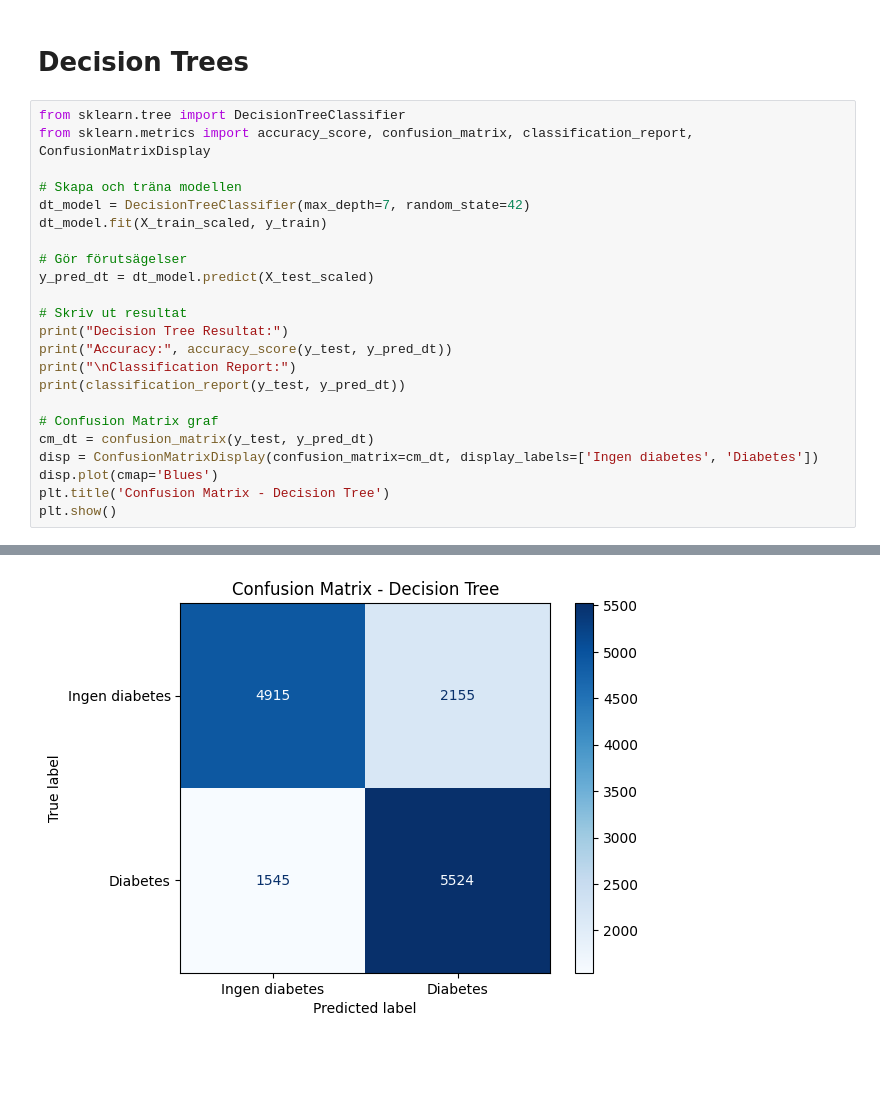
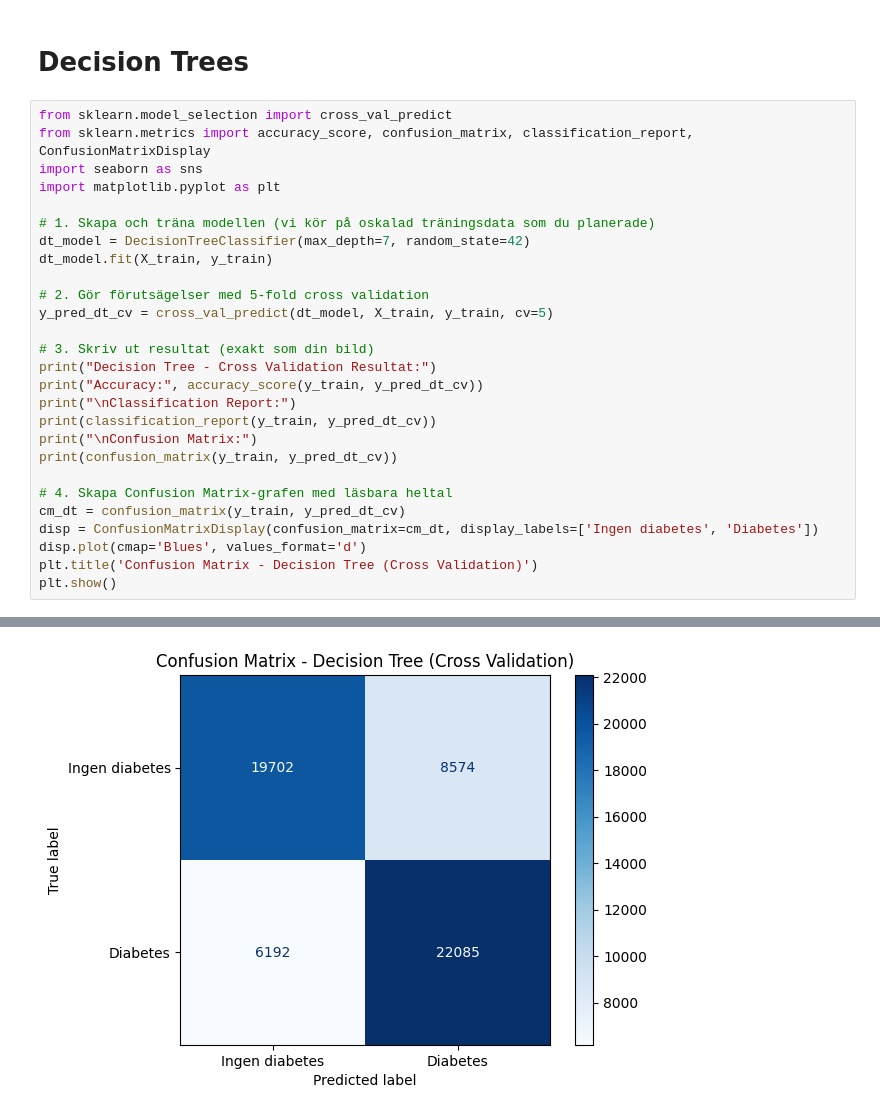
Before and after one commit to Zackkee/TAM400-Projekt, a Jupyter notebook: TAM400_Projekt_Zakaria_Leon.ipynb, the cells around one changed output, grey strips where cells are left out. Saved outputs shown, nothing was run; the diff lists cells and outputs as text; blank space fills up the shorter version.

```diff
--- a/TAM400_Projekt_Zakaria_Leon.ipynb
+++ b/TAM400_Projekt_Zakaria_Leon.ipynb
@@ -191,26 +194,30 @@ plt.show()
 # %% [markdown]
 # Decision Trees
 # %%
-from sklearn.tree import DecisionTreeClassifier
+from sklearn.model_selection import cross_val_predict
 from sklearn.metrics import accuracy_score, confusion_matrix, classification_report, ConfusionMatrixDisplay
+import seaborn as sns
+import matplotlib.pyplot as plt
 
-# Skapa och träna modellen
+# 1. Skapa och träna modellen (vi kör på oskalad träningsdata som du planerade)
 dt_model = DecisionTreeClassifier(max_depth=7, random_state=42)
-dt_model.fit(X_train_scaled, y_train)
+dt_model.fit(X_train, y_train)
 
-# Gör förutsägelser
-y_pred_dt = dt_model.predict(X_test_scaled)
+# 2. Gör förutsägelser med 5-fold cross validation
+y_pred_dt_cv = cross_val_predict(dt_model, X_train, y_train, cv=5)
 
-# Skriv ut resultat
-print("Decision Tree Resultat:")
-print("Accuracy:", accuracy_score(y_test, y_pred_dt))
+# 3. Skriv ut resultat (exakt som din bild)
+print("Decision Tree - Cross Validation Resultat:")
+print("Accuracy:", accuracy_score(y_train, y_pred_dt_cv))
 print("\nClassification Report:")
-print(classification_report(y_test, y_pred_dt))
+print(classification_report(y_train, y_pred_dt_cv))
+print("\nConfusion Matrix:")
+print(confusion_matrix(y_train, y_pred_dt_cv))
 
-# Confusion Matrix graf
-cm_dt = confusion_matrix(y_test, y_pred_dt)
+# 4. Skapa Confusion Matrix-grafen med läsbara heltal
+cm_dt = confusion_matrix(y_train, y_pred_dt_cv)
 disp = ConfusionMatrixDisplay(confusion_matrix=cm_dt, display_labels=['Ingen diabetes', 'Diabetes'])
-disp.plot(cmap='Blues')
-plt.title('Confusion Matrix - Decision Tree')
+disp.plot(cmap='Blues', values_format='d')
+plt.title('Confusion Matrix - Decision Tree (Cross Validation)')
 plt.show()
 # %% [output]
@@ -229 +241 @@ weighted avg       0.74      0.74      0.74     14139
-[figure, old version]
+[figure, new version]
```
Also changed, not shown: parts of 3 cells of this notebook.
